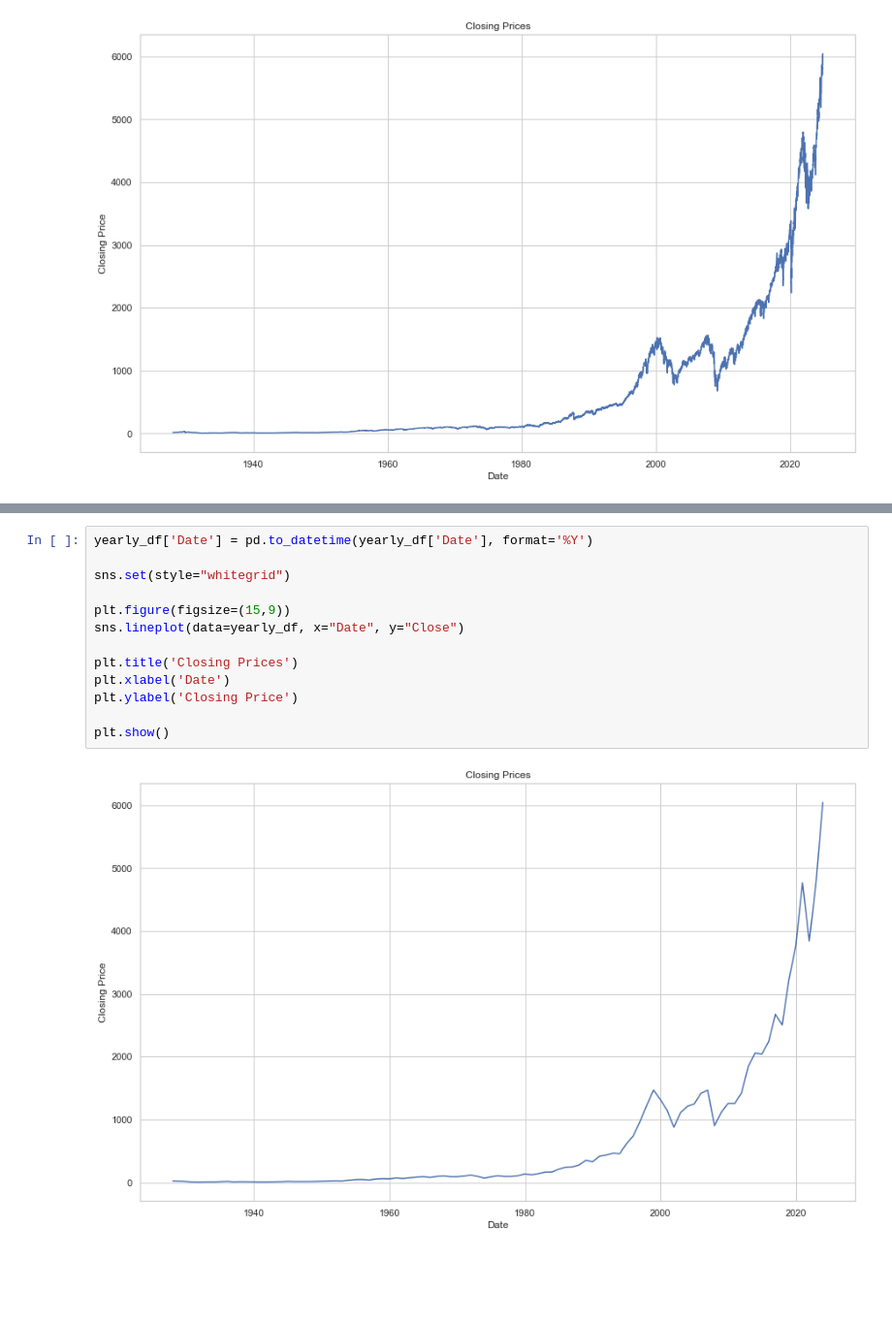
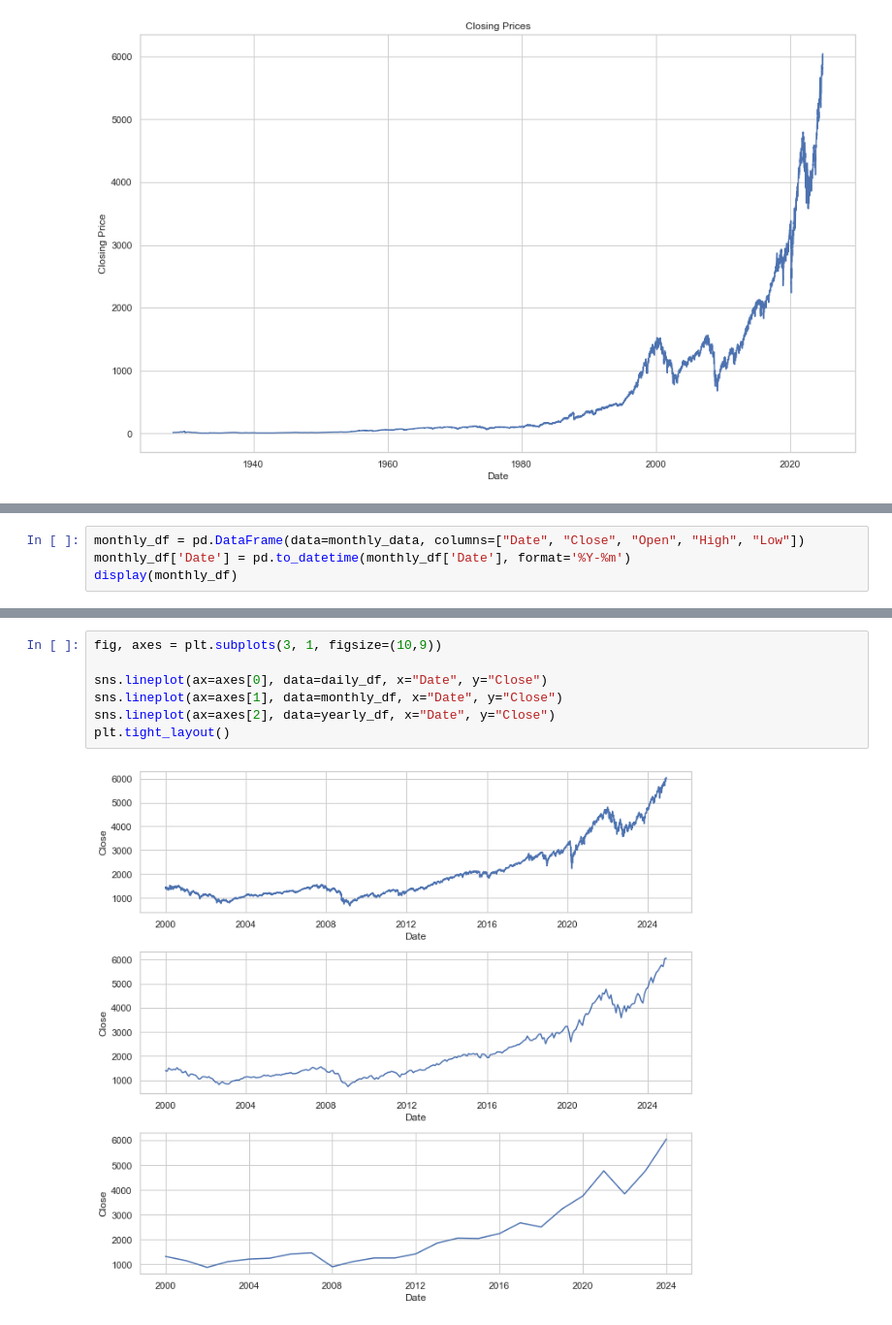
Before and after one commit to alejotoro-o/SPX-analysis, a Jupyter notebook: spx_analysis.ipynb, the cells around one changed output, grey strips where cells are left out. Shown at 97% size. Saved outputs shown, nothing was run; the diff lists cells and outputs as text; blank space fills up the shorter version.

```diff
--- a/spx_analysis.ipynb
+++ b/spx_analysis.ipynb
@@ -78,0 +111,4 @@ for year in range(1928,2025):
+# %%
+monthly_df = pd.DataFrame(data=monthly_data, columns=["Date", "Close", "Open", "High", "Low"])
+monthly_df['Date'] = pd.to_datetime(monthly_df['Date'], format='%Y-%m')
+display(monthly_df)
@@ -96,15 +151,9 @@ display(yearly_df)
-# %%
-yearly_df['Date'] = pd.to_datetime(yearly_df['Date'], format='%Y')
-
-sns.set(style="whitegrid")
-
-plt.figure(figsize=(15,9))
-sns.lineplot(data=yearly_df, x="Date", y="Close")
-
-plt.title('Closing Prices')
-plt.xlabel('Date')
-plt.ylabel('Closing Price')
-
-plt.show()
-# %% [output]
-[figure, removed]
+# %%
+fig, axes = plt.subplots(3, 1, figsize=(10,9))
+
+sns.lineplot(ax=axes[0], data=daily_df, x="Date", y="Close")
+sns.lineplot(ax=axes[1], data=monthly_df, x="Date", y="Close")
+sns.lineplot(ax=axes[2], data=yearly_df, x="Date", y="Close")
+plt.tight_layout()
+# %% [output]
+[figure, added]
```
Also changed, not shown: parts of 22 cells of this notebook.
